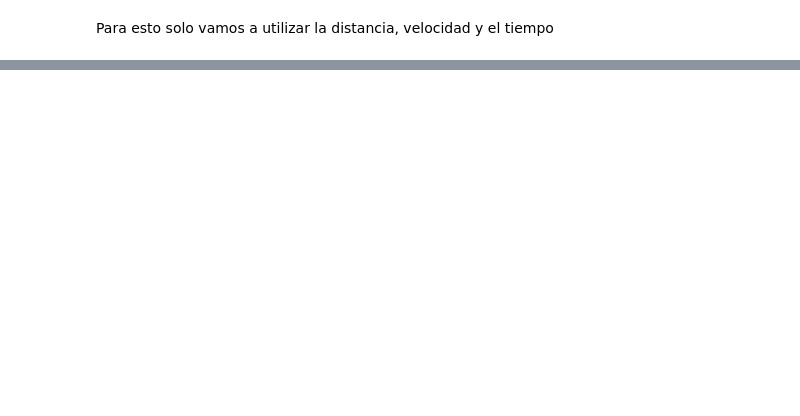
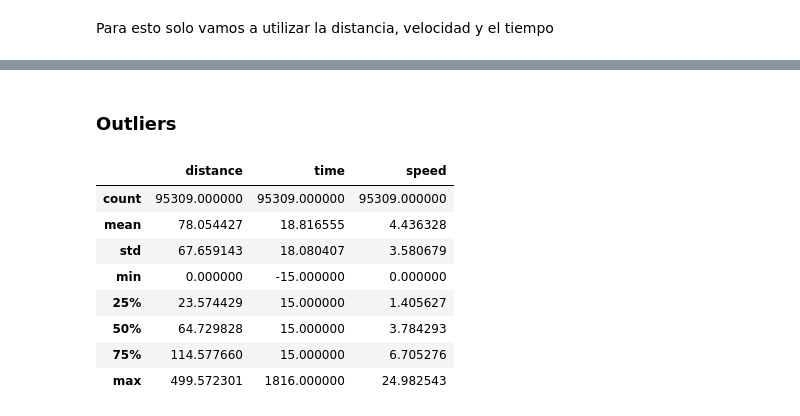
Before and after one commit to Mazzanicolas/TEA, a Jupyter notebook: notebooks/7 - Linear Regression.ipynb, the cells around one changed output, grey strips where cells are left out. Cells and saved outputs as stored; diff of their text form; code cells hidden in the pictures; blank space fills up the shorter version.

```diff
--- a/notebooks/7 - Linear Regression.ipynb
+++ b/notebooks/7 - Linear Regression.ipynb
@@ -23,0 +44,14 @@ TypeError: 'method' object is not subscriptable
+# %% [markdown]
+### Outliers
+# %%
+data.describe()
+# %% [output]
+|  | distance | time | speed |
+| count | 95309.000000 | 95309.000000 | 95309.000000 |
+| mean | 78.054427 | 18.816555 | 4.436328 |
+| std | 67.659143 | 18.080407 | 3.580679 |
+| min | 0.000000 | -15.000000 | 0.000000 |
+| 25% | 23.574429 | 15.000000 | 1.405627 |
+| 50% | 64.729828 | 15.000000 | 3.784293 |
+| 75% | 114.577660 | 15.000000 | 6.705276 |
+| max | 499.572301 | 1816.000000 | 24.982543 |
```
Also changed, not shown: parts of 20 cells of this notebook.
